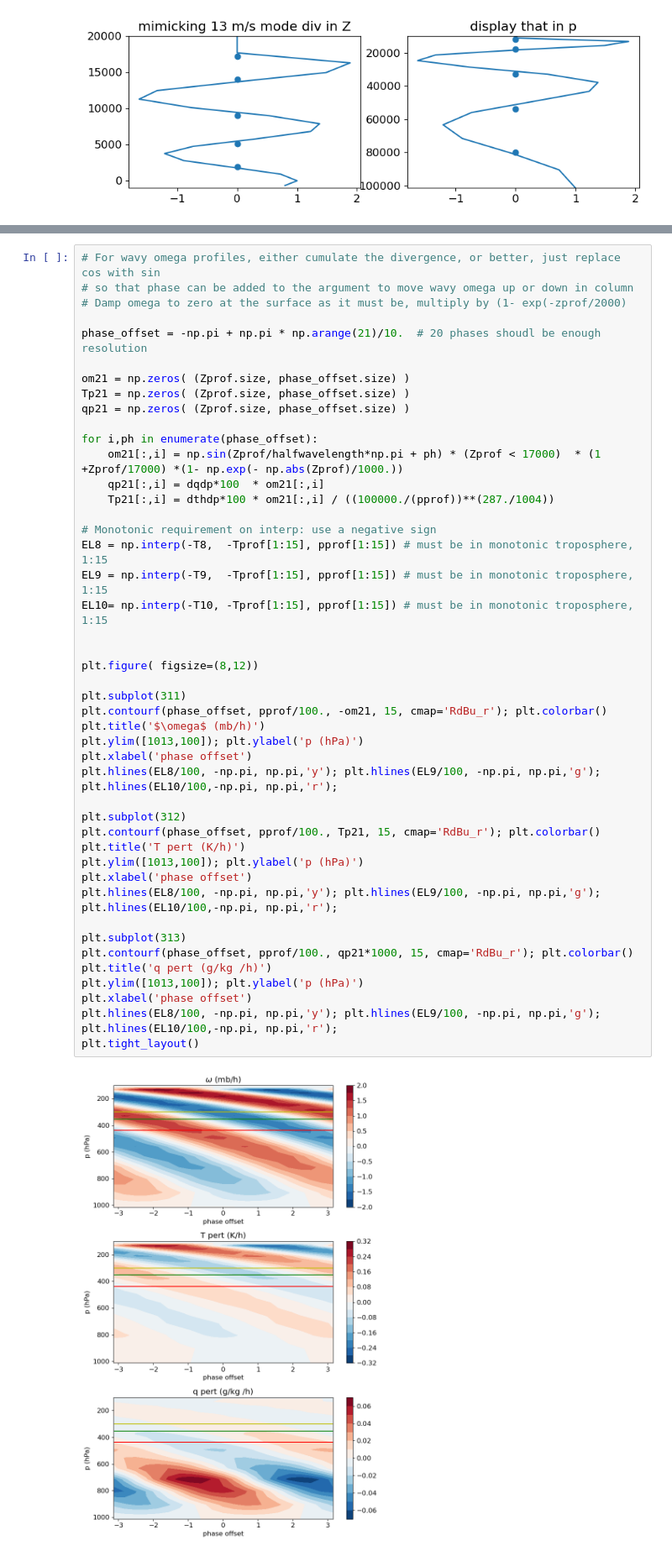
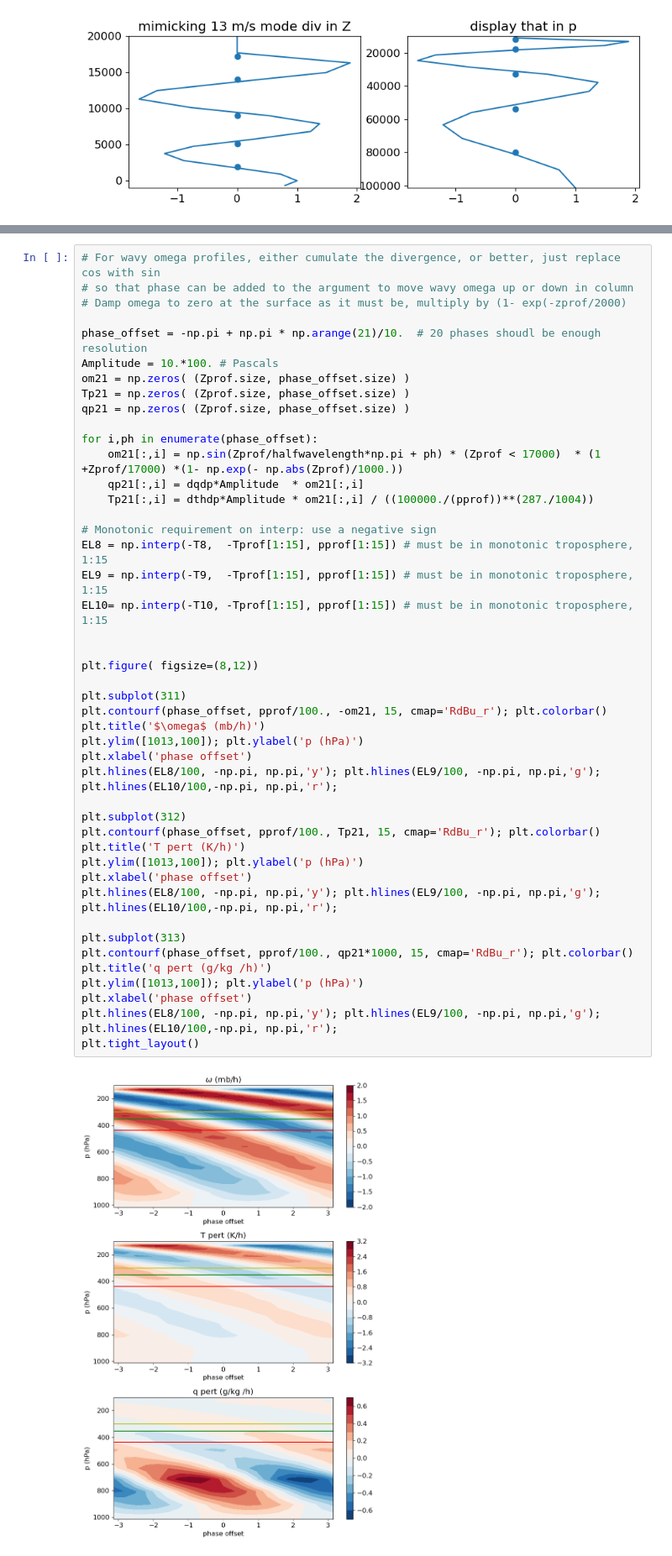
Before and after one commit to ATMOcanes/arts-lectures, a Jupyter notebook: exercises/06-olr/BEMolr.ipynb, the cells around one changed output, grey strips where cells are left out. Shown at 84% size. Saved outputs shown, nothing was run; the diff lists cells and outputs as text.

```diff
--- a/exercises/06-olr/BEMolr.ipynb
+++ b/exercises/06-olr/BEMolr.ipynb
@@ -501,44 +497,44 @@ plt.ylim([101300,10000])
 # Damp omega to zero at the surface as it must be, multiply by (1- exp(-zprof/2000)
 
 phase_offset = -np.pi + np.pi * np.arange(21)/10.  # 20 phases shoudl be enough resolution
-
+Amplitude = 10.*100. # Pascals
 om21 = np.zeros( (Zprof.size, phase_offset.size) )
 Tp21 = np.zeros( (Zprof.size, phase_offset.size) )
 qp21 = np.zeros( (Zprof.size, phase_offset.size) )
 
 for i,ph in enumerate(phase_offset):
     om21[:,i] = np.sin(Zprof/halfwavelength*np.pi + ph) * (Zprof < 17000)  * (1 +Zprof/17000) *(1- np.exp(- np.abs(Zprof)/1000.))
-    qp21[:,i] = dqdp*100  * om21[:,i]
-    Tp21[:,i] = dthdp*100 * om21[:,i] / ((100000./(pprof))**(287./1004))
+    qp21[:,i] = dqdp*Amplitude  * om21[:,i]
+    Tp21[:,i] = dthdp*Amplitude * om21[:,i] / ((100000./(pprof))**(287./1004))
 
 # Monotonic requirement on interp: use a negative sign
 EL8 = np.interp(-T8,  -Tprof[1:15], pprof[1:15]) # must be in monotonic troposphere, 1:15
 EL9 = np.interp(-T9,  -Tprof[1:15], pprof[1:15]) # must be in monotonic troposphere, 1:15
 EL10= np.interp(-T10, -Tprof[1:15], pprof[1:15]) # must be in monotonic troposphere, 1:15
 
 
 plt.figure( figsize=(8,12))
 
 plt.subplot(311)
 plt.contourf(phase_offset, pprof/100., -om21, 15, cmap='RdBu_r'); plt.colorbar()
 plt.title('$\omega$ (mb/h)')
 plt.ylim([1013,100]); plt.ylabel('p (hPa)')
 plt.xlabel('phase offset')
 plt.hlines(EL8/100, -np.pi, np.pi,'y'); plt.hlines(EL9/100, -np.pi, np.pi,'g'); plt.hlines(EL10/100,-np.pi, np.pi,'r');
 
 plt.subplot(312)
 plt.contourf(phase_offset, pprof/100., Tp21, 15, cmap='RdBu_r'); plt.colorbar()
 plt.title('T pert (K/h)')
 plt.ylim([1013,100]); plt.ylabel('p (hPa)')
 plt.xlabel('phase offset')
 plt.hlines(EL8/100, -np.pi, np.pi,'y'); plt.hlines(EL9/100, -np.pi, np.pi,'g'); plt.hlines(EL10/100,-np.pi, np.pi,'r');
 
 plt.subplot(313)
 plt.contourf(phase_offset, pprof/100., qp21*1000, 15, cmap='RdBu_r'); plt.colorbar()
 plt.title('q pert (g/kg /h)')
 plt.ylim([1013,100]); plt.ylabel('p (hPa)')
 plt.xlabel('phase offset')
 plt.hlines(EL8/100, -np.pi, np.pi,'y'); plt.hlines(EL9/100, -np.pi, np.pi,'g'); plt.hlines(EL10/100,-np.pi, np.pi,'r');
 plt.tight_layout()
 # %% [output]
-[figure, old version]
+[figure, new version]
```
Also changed, not shown: parts of 19 cells of this notebook.
